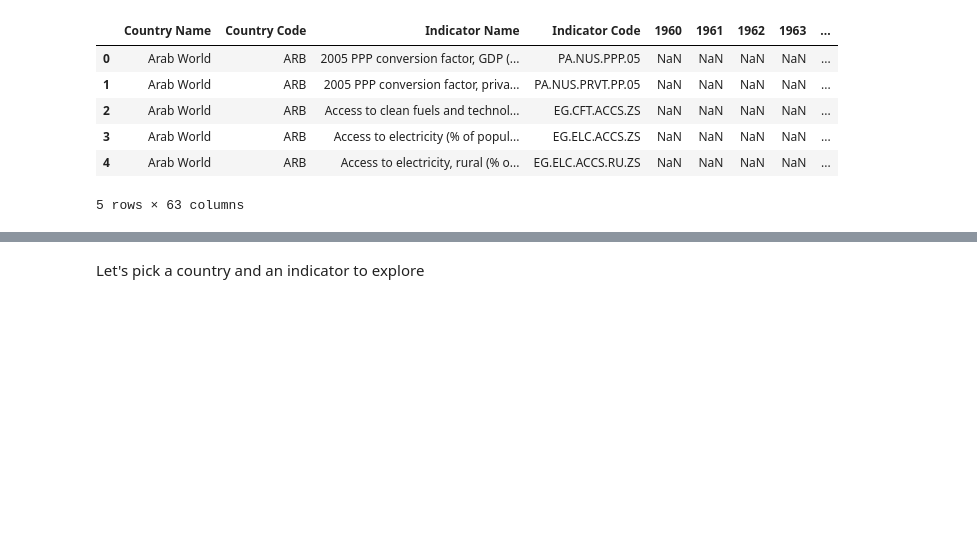
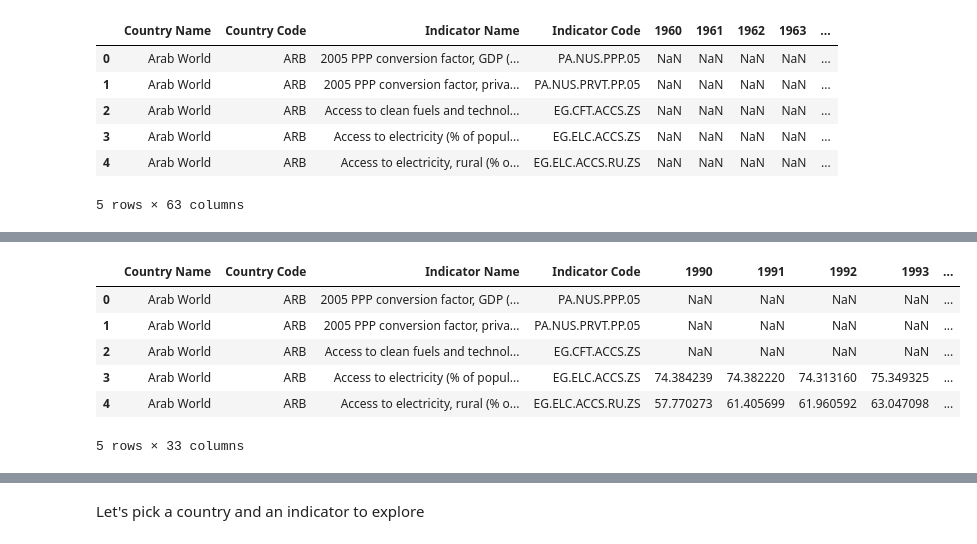
Before and after one commit to taramullin/Capstone, a Jupyter notebook: Capstone - Development Indicators.ipynb, the cells around one changed output, grey strips where cells are left out. Drawn from its saved outputs; the diff is of its cells as text; code cells hidden in the pictures; blank space fills up the shorter version.

```diff
--- a/Capstone - Development Indicators.ipynb
+++ b/Capstone - Development Indicators.ipynb
@@ -234,2 +254,13 @@ NameError: name 'df' is not defined
+# %%
+recent30 = pd.concat([recent,thirtyyears], axis=1, join='inner')
+recent30.head()
+# %% [output]
+|  | Country Name | Country Code | Indicator Name | Indicator Code | 1990 | 1991 | 1992 | 1993 | ... |
+| 0 | Arab World | ARB | 2005 PPP conversion factor, GDP (... | PA.NUS.PPP.05 | NaN | NaN | NaN | NaN | ... |
+| 1 | Arab World | ARB | 2005 PPP conversion factor, priva... | PA.NUS.PRVT.PP.05 | NaN | NaN | NaN | NaN | ... |
+| 2 | Arab World | ARB | Access to clean fuels and technol... | EG.CFT.ACCS.ZS | NaN | NaN | NaN | NaN | ... |
+| 3 | Arab World | ARB | Access to electricity (% of popul... | EG.ELC.ACCS.ZS | 74.384239 | 74.382220 | 74.313160 | 75.349325 | ... |
+| 4 | Arab World | ARB | Access to electricity, rural (% o... | EG.ELC.ACCS.RU.ZS | 57.770273 | 61.405699 | 61.960592 | 63.047098 | ... |
+5 rows × 33 columns
 # %%
 #melt dataframe so that Year is it's own column
```
Also changed, not shown: parts of 24 cells of this notebook.
